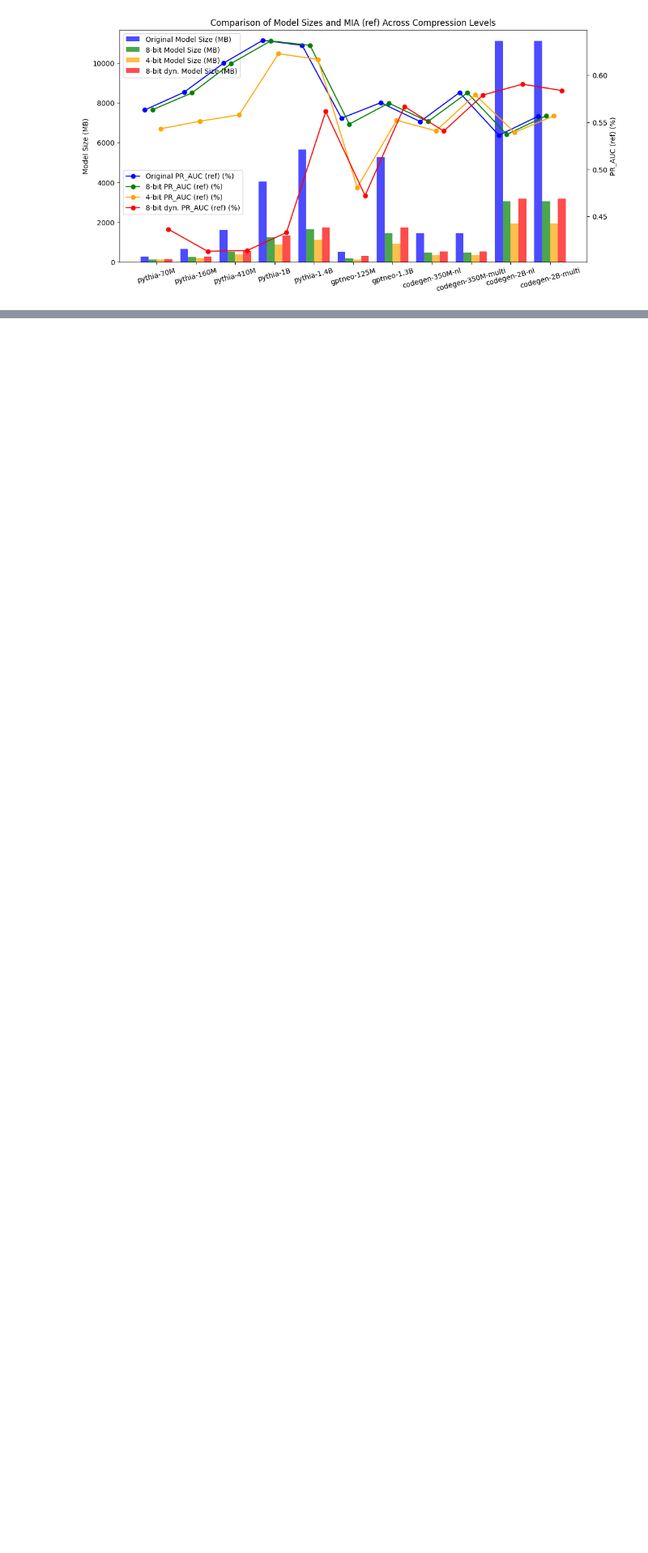
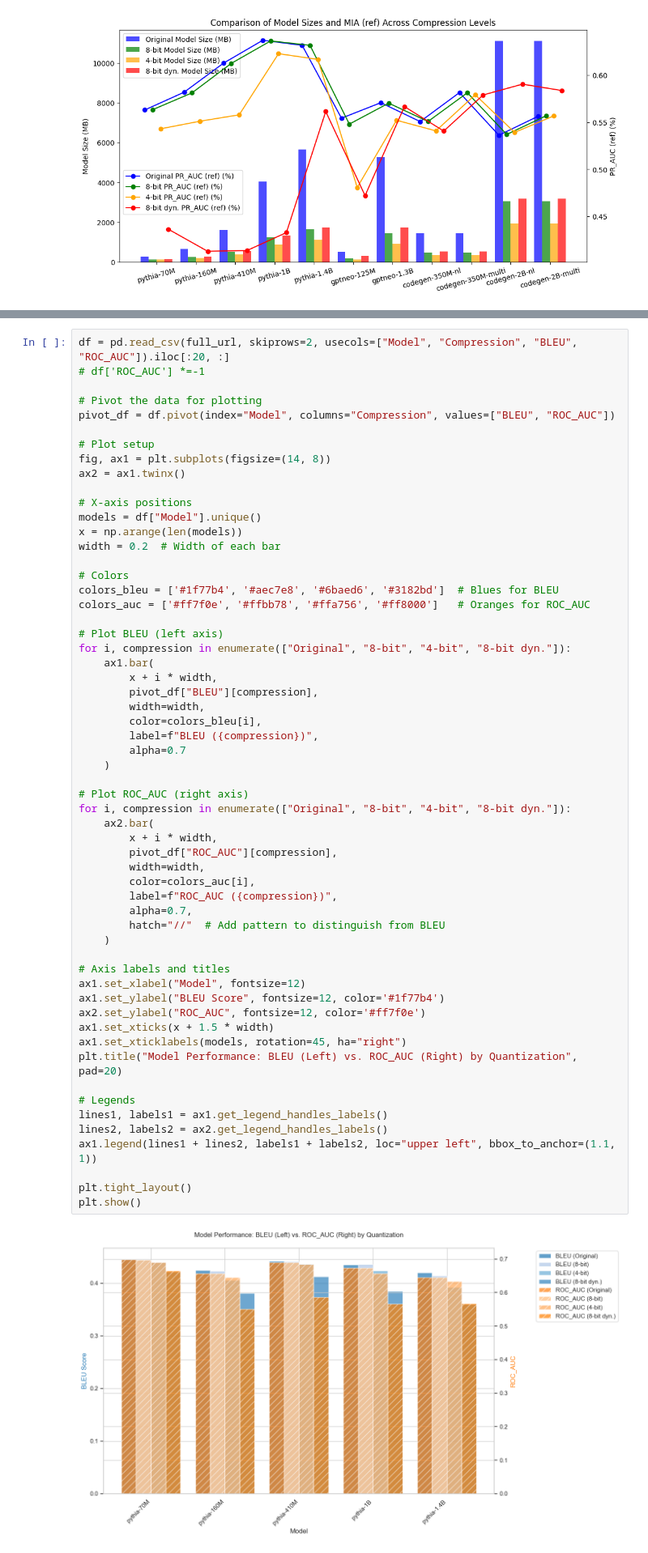
Before and after one commit to nazmul-me/mimir, a Jupyter notebook: resultsAnalysis/graph/RQ5-dyn.ipynb, the cells around one changed output, grey strips where cells are left out. Shown at 81% size. Drawn from its saved outputs; the diff is of its cells as text; blank space fills up the shorter version.

```diff
--- a/resultsAnalysis/graph/RQ5-dyn.ipynb
+++ b/resultsAnalysis/graph/RQ5-dyn.ipynb
@@ -351,0 +416,60 @@ genGraph(df.iloc[:, [0,1,2,10]], miaName="ref")
+# %%
+df = pd.read_csv(full_url, skiprows=2, usecols=["Model", "Compression", "BLEU", "ROC_AUC"]).iloc[:20, :]
+# df['ROC_AUC'] *=-1
+
+# Pivot the data for plotting
+pivot_df = df.pivot(index="Model", columns="Compression", values=["BLEU", "ROC_AUC"])
+
+# Plot setup
+fig, ax1 = plt.subplots(figsize=(14, 8))
+ax2 = ax1.twinx()
+
+# X-axis positions
+models = df["Model"].unique()
+x = np.arange(len(models))
+width = 0.2  # Width of each bar
+
+# Colors
+colors_bleu = ['#1f77b4', '#aec7e8', '#6baed6', '#3182bd']  # Blues for BLEU
+colors_auc = ['#ff7f0e', '#ffbb78', '#ffa756', '#ff8000']   # Oranges for ROC_AUC
+
+# Plot BLEU (left axis)
+for i, compression in enumerate(["Original", "8-bit", "4-bit", "8-bit dyn."]):
+    ax1.bar(
+        x + i * width,
+        pivot_df["BLEU"][compression],
+        width=width,
+        color=colors_bleu[i],
+        label=f"BLEU ({compression})",
+        alpha=0.7
+    )
+
+# Plot ROC_AUC (right axis)
+for i, compression in enumerate(["Original", "8-bit", "4-bit", "8-bit dyn."]):
+    ax2.bar(
+        x + i * width,
+        pivot_df["ROC_AUC"][compression],
+        width=width,
+        color=colors_auc[i],
+        label=f"ROC_AUC ({compression})",
+        alpha=0.7,
+        hatch="//"  # Add pattern to distinguish from BLEU
+    )
+
+# Axis labels and titles
+ax1.set_xlabel("Model", fontsize=12)
+ax1.set_ylabel("BLEU Score", fontsize=12, color='#1f77b4')
+ax2.set_ylabel("ROC_AUC", fontsize=12, color='#ff7f0e')
+ax1.set_xticks(x + 1.5 * width)
+ax1.set_xticklabels(models, rotation=45, ha="right")
+plt.title("Model Performance: BLEU (Left) vs. ROC_AUC (Right) by Quantization", pad=20)
+
+# Legends
+lines1, labels1 = ax1.get_legend_handles_labels()
+lines2, labels2 = ax2.get_legend_handles_labels()
+ax1.legend(lines1 + lines2, labels1 + labels2, loc="upper left", bbox_to_anchor=(1.1, 1))
+
+plt.tight_layout()
+plt.show()
+# %% [output]
+[figure, added]
```
Also changed, not shown: parts of 6 cells of this notebook, 4 other files.
